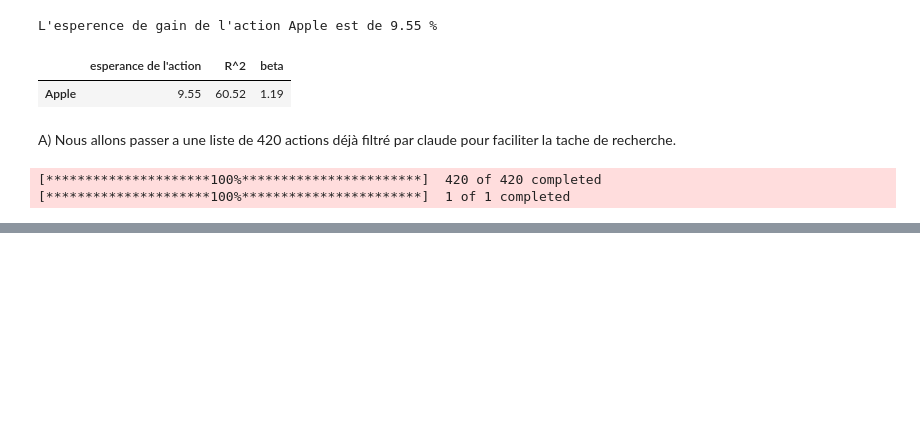
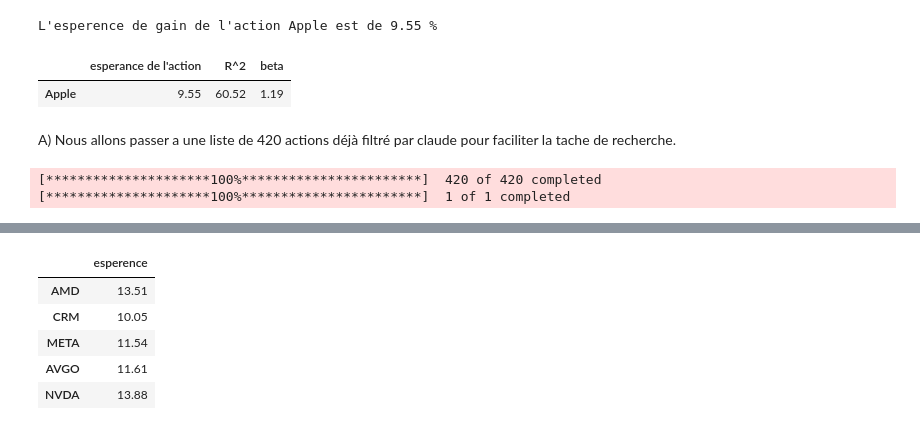
Before and after one commit to alabienlecouz/portfolio-V1, a Jupyter notebook: rentability model/model-CAPM.ipynb, the cells around one changed output, grey strips where cells are left out. Cells and saved outputs as stored; diff of their text form; code cells hidden in the pictures; blank space fills up the shorter version.

```diff
--- a/rentability model/model-CAPM.ipynb
+++ b/rentability model/model-CAPM.ipynb
@@ -132,0 +149,16 @@ betas = ({})
+# %%
+
+esperence = round(R_f + betas["Beta"] * (E_Rm - R_f),2)
+
+
+esperence = pd.DataFrame({
+    "esperence" : esperence,}, index=VALID_TICKERS)
+
+esperence.head()
+# %% [output]
+|  | esperence |
+| AMD | 13.51 |
+| CRM | 10.05 |
+| META | 11.54 |
+| AVGO | 11.61 |
+| NVDA | 13.88 |
```
Also changed, not shown: parts of 2 cells of this notebook.
